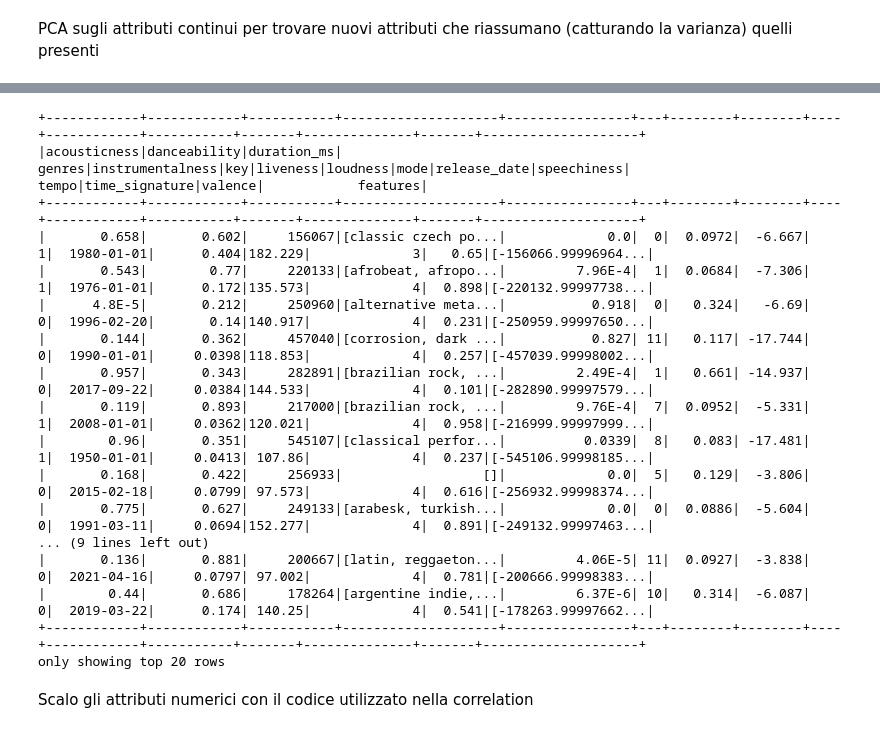
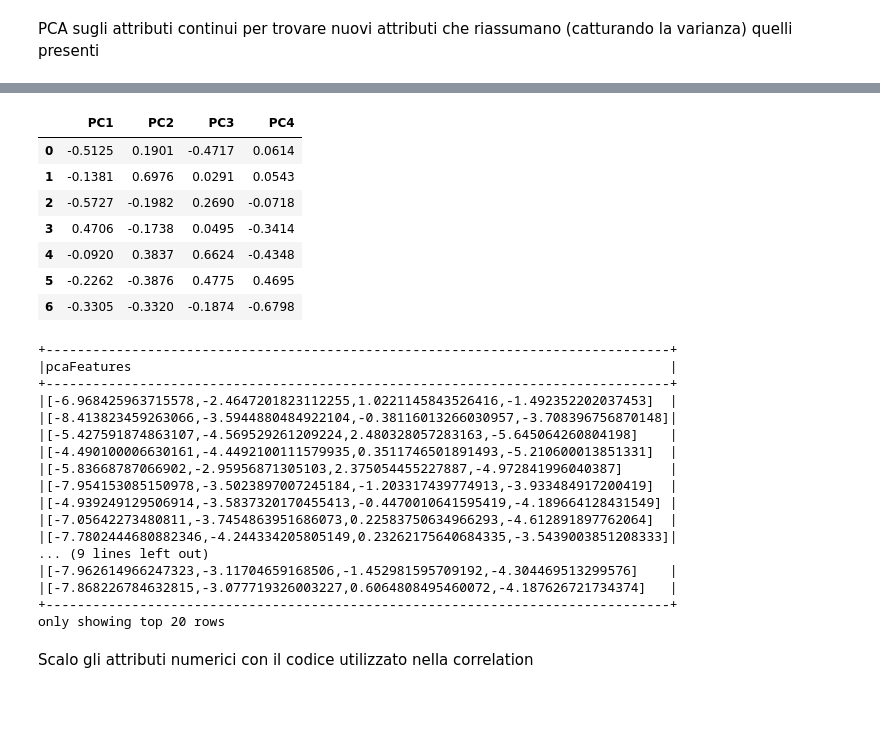
Before and after one commit to carloalbe/Pyspark-Spotify-Analysis, a Jupyter notebook: spotify_clustering.ipynb, the cells around one changed output, grey strips where cells are left out. Drawn from its saved outputs; the diff is of its cells as text; code cells hidden in the pictures; blank space fills up the shorter version.

```diff
--- a/spotify_clustering.ipynb
+++ b/spotify_clustering.ipynb
@@ -53,12 +49,11 @@ df=df.drop('id_track','popularity_track','sum_artist_followers','sum_artist_popu
 # %% [markdown]
 Vector Assembler. A vector assembler is a transformer that converts a set of features into a single vector column often referred to as an array of features
 # %%
-
 from pyspark.ml.linalg import Vectors
 from pyspark.ml.feature import VectorAssembler
 
 assembler = VectorAssembler(
-    inputCols=["duration_ms", "danceability", "loudness", "speechiness","acousticness","instrumentalness","liveness","valence","tempo","time_signature"],
+    inputCols=["duration_ms", "danceability", "loudness", "speechiness","acousticness","energy","instrumentalness","liveness","valence","tempo","time_signature","age"],
     outputCol="features")
 
 df = assembler.transform(df)
@@ -65 +62,13 @@ df = assembler.transform(df)
+# %%
+from pyspark.mllib.util import MLUtils
+from pyspark.ml.feature import StandardScaler
+
+scaler = StandardScaler(inputCol="features", outputCol="scaledFeatures",
+                        withStd=True, withMean=False)
+
+# Compute summary statistics by fitting the StandardScaler
+scalerModel = scaler.fit(df)
+
+# Normalize each feature to have unit standard deviation.
+df = scalerModel.transform(df)
 # %%
@@ -138,22 +154,36 @@ df = df.withColumnRenamed('pcaFeatures','features')
+# %%
+import pandas as pd
+pcs = np.round(model.pc.toArray(),4)
+df_pc = pd.DataFrame(pcs, columns = ['PC1','PC2','PC3','PC4'])
+df_pc
+# %% [output]
+|  | PC1 | PC2 | PC3 | PC4 |
+| 0 | -0.5125 | 0.1901 | -0.4717 | 0.0614 |
+| 1 | -0.1381 | 0.6976 | 0.0291 | 0.0543 |
+| 2 | -0.5727 | -0.1982 | 0.2690 | -0.0718 |
+| 3 | 0.4706 | -0.1738 | 0.0495 | -0.3414 |
+| 4 | -0.0920 | 0.3837 | 0.6624 | -0.4348 |
+| 5 | -0.2262 | -0.3876 | 0.4775 | 0.4695 |
+| 6 | -0.3305 | -0.3320 | -0.1874 | -0.6798 |
 # %%
-df.show()
+df.select('pcaFeatures').show(truncate=False)
 # %% [output]
-+------------+------------+-----------+--------------------+----------------+---+--------+--------+----+------------+-----------+-------+--------------+-------+--------------------+
-|acousticness|danceability|duration_ms|              genres|instrumentalness|key|liveness|loudness|mode|release_date|speechiness|  tempo|time_signature|valence|            features|
-+------------+------------+-----------+--------------------+----------------+---+--------+--------+----+------------+-----------+-------+--------------+-------+--------------------+
-|       0.658|       0.602|     156067|[classic czech po...|             0.0|  0|  0.0972|  -6.667|   1|  1980-01-01|      0.404|182.229|             3|   0.65|[-156066.99996964...|
-|       0.543|        0.77|     220133|[afrobeat, afropo...|         7.96E-4|  1|  0.0684|  -7.306|   1|  1976-01-01|      0.172|135.573|             4|  0.898|[-220132.99997738...|
-|      4.8E-5|       0.212|     250960|[alternative meta...|           0.918|  0|   0.324|   -6.69|   0|  1996-02-20|       0.14|140.917|             4|  0.231|[-250959.99997650...|
-|       0.144|       0.362|     457040|[corrosion, dark ...|           0.827| 11|   0.117| -17.744|   0|  1990-01-01|     0.0398|118.853|             4|  0.257|[-457039.99998002...|
-|       0.957|       0.343|     282891|[brazilian rock, ...|         2.49E-4|  1|   0.661| -14.937|   0|  2017-09-22|     0.0384|144.533|             4|  0.101|[-282890.99997579...|
-|       0.119|       0.893|     217000|[brazilian rock, ...|         9.76E-4|  7|  0.0952|  -5.331|   1|  2008-01-01|     0.0362|120.021|             4|  0.958|[-216999.99997999...|
-|        0.96|       0.351|     545107|[classical perfor...|          0.0339|  8|   0.083| -17.481|   1|  1950-01-01|     0.0413| 107.86|             4|  0.237|[-545106.99998185...|
-|       0.168|       0.422|     256933|                  []|             0.0|  5|   0.129|  -3.806|   0|  2015-02-18|     0.0799| 97.573|             4|  0.616|[-256932.99998374...|
-|       0.775|       0.627|     249133|[arabesk, turkish...|             0.0|  0|  0.0886|  -5.604|   0|  1991-03-11|     0.0694|152.277|             4|  0.891|[-249132.99997463...|
++--------------------------------------------------------------------------------+
+|pcaFeatures                                                                     |
++--------------------------------------------------------------------------------+
+|[-6.968425963715578,-2.4647201823112255,1.0221145843526416,-1.492352202037453]  |
+|[-8.413823459263066,-3.5944880484922104,-0.38116013266030957,-3.708396756870148]|
+|[-5.427591874863107,-4.569529261209224,2.480328057283163,-5.645064260804198]    |
+|[-4.490100006630161,-4.4492100111579935,0.3511746501891493,-5.210600013851331]  |
+|[-5.83668787066902,-2.95956871305103,2.375054455227887,-4.972841996040387]      |
+|[-7.954153085150978,-3.5023897007245184,-1.203317439774913,-3.933484917200419]  |
+|[-4.939249129506914,-3.5837320170455413,-0.4470010641595419,-4.189664128431549] |
+|[-7.05642273480811,-3.7454863951686073,0.22583750634966293,-4.612891897762064]  |
+|[-7.7802444680882346,-4.244334205805149,0.23262175640684335,-3.5439003851208333]|
 ... (9 lines left out)
-|       0.136|       0.881|     200667|[latin, reggaeton...|         4.06E-5| 11|  0.0927|  -3.838|   0|  2021-04-16|     0.0797| 97.002|             4|  0.781|[-200666.99998383...|
-|        0.44|       0.686|     178264|[argentine indie,...|         6.37E-6| 10|   0.314|  -6.087|   0|  2019-03-22|      0.174| 140.25|             4|  0.541|[-178263.99997662...|
-+------------+------------+-----------+--------------------+----------------+---+--------+--------+----+------------+-----------+-------+--------------+-------+--------------------+
+|[-7.962614966247323,-3.11704659168506,-1.452981595709192,-4.304469513299576]    |
+|[-7.868226784632815,-3.077719326003227,0.6064808495460072,-4.187626721734374]   |
++--------------------------------------------------------------------------------+
 only showing top 20 rows
 # %% [markdown]
 Scalo gli attributi numerici con il codice utilizzato nella correlation
```
Also changed, not shown: parts of 25 cells of this notebook.
